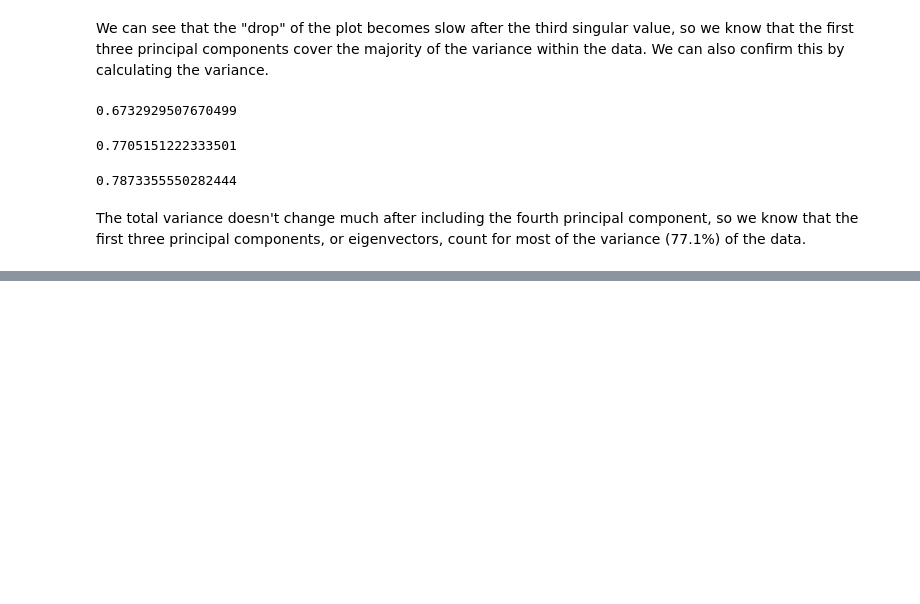
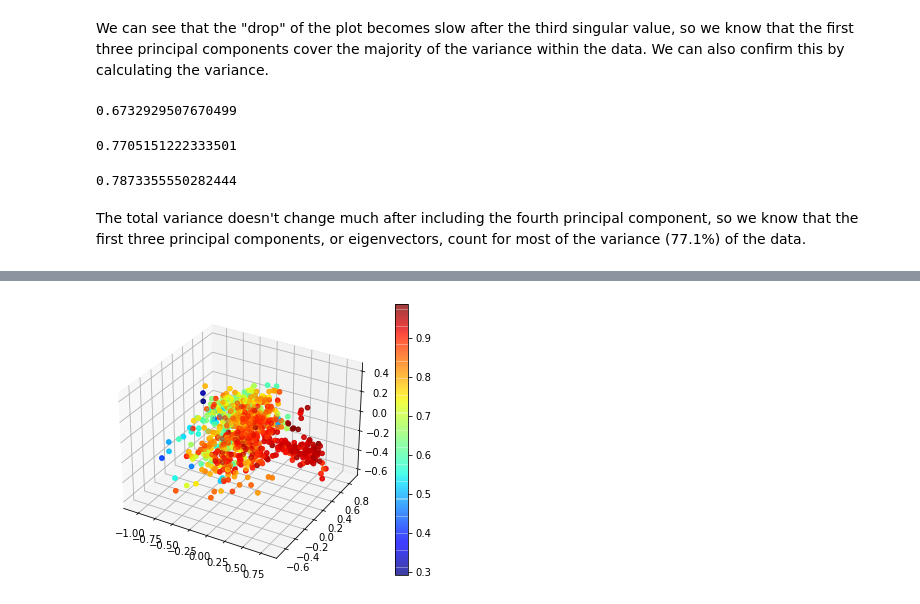
Before and after one commit to mattohan567/Happiness_Score_Project, a Jupyter notebook: PCA - Nancy.ipynb, the cells around one changed output, grey strips where cells are left out. Cells and saved outputs as stored; diff of their text form; code cells hidden in the pictures; blank space fills up the shorter version.

```diff
--- a/PCA - Nancy.ipynb
+++ b/PCA - Nancy.ipynb
@@ -91,0 +104,13 @@ The total variance doesn't change much after including the fourth principal comp
+# %%
+#%matplotlib notebook
+# Y_train constructed from pca
+Y_train = Y_train.to_numpy()
+fig = plt.figure(figsize=(7,5))
+ax = fig.add_subplot(111, projection='3d')
+
+for i in range(0,3):
+    pca = ax.scatter(U[:,0], U[:,1], U[:,2], c=Y_train, alpha=0.5,cmap=plt.cm.jet)
+plt.colorbar(pca,ax=ax)
+plt.show()
+# %% [output]
+[figure, added]
```
Also changed, not shown: parts of 2 cells of this notebook.
